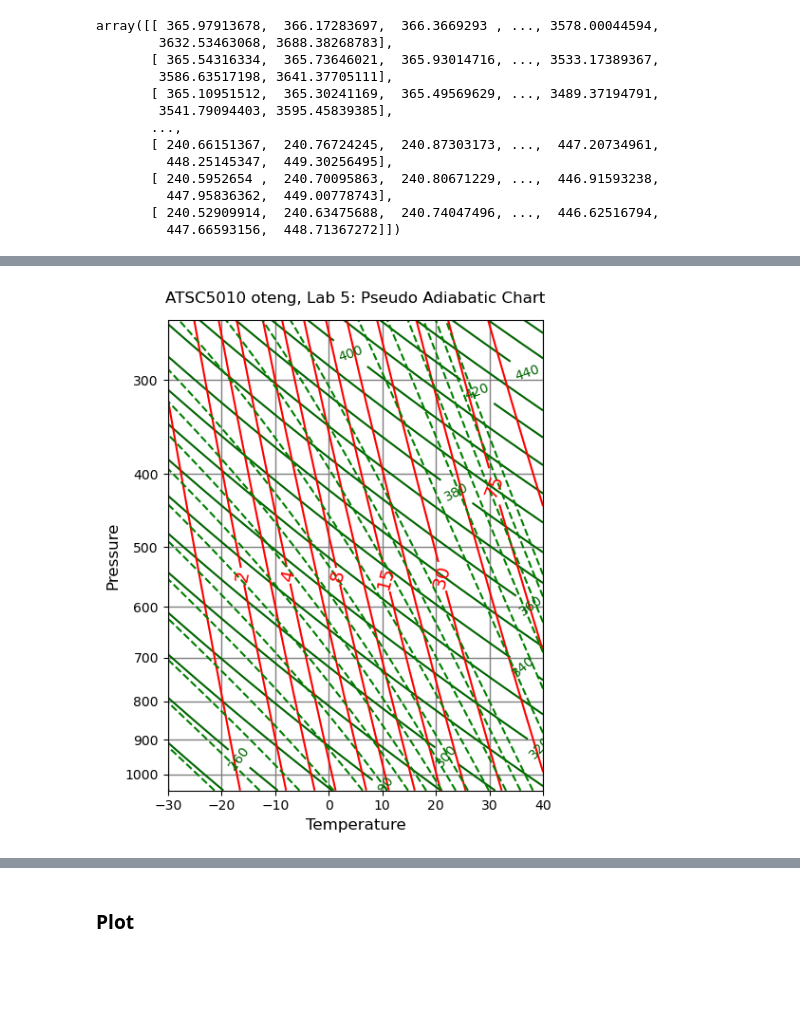
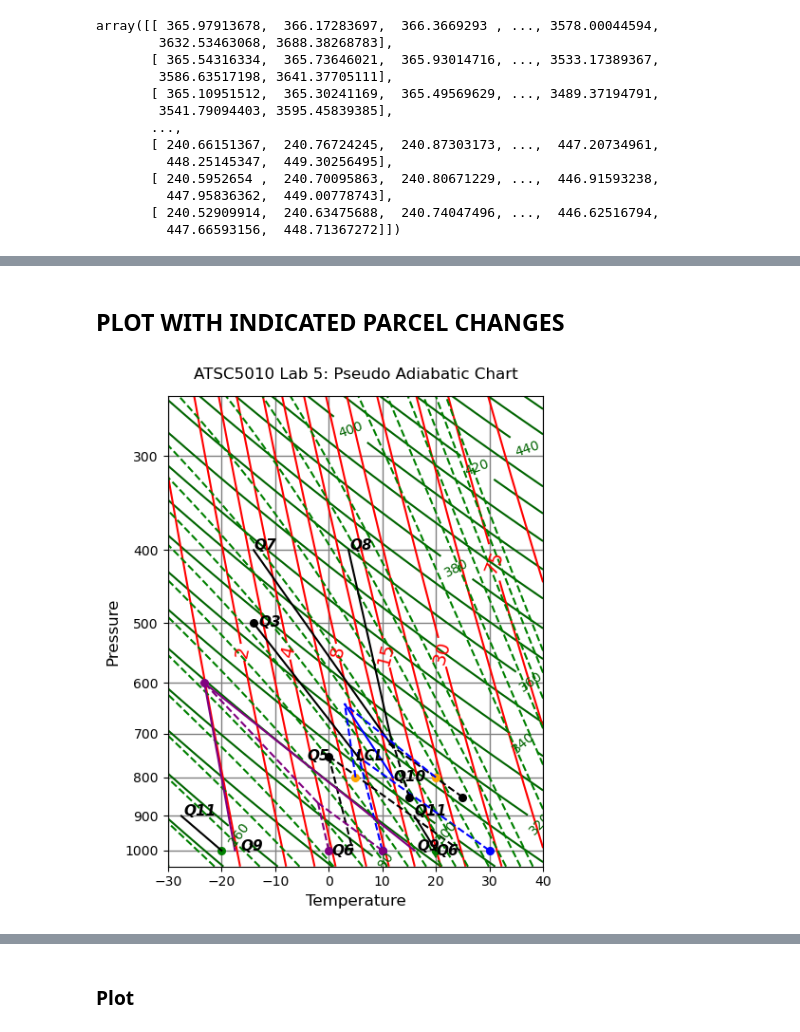
Before and after one commit to clevernat/physical-meteorology-lab5, a Jupyter notebook: lab5.ipynb, the cells around one changed output, grey strips where cells are left out. Saved outputs shown, nothing was run; the diff lists cells and outputs as text; code cells hidden in the pictures; blank space fills up the shorter version.

Commit message:
Update: Add Questions and Answers

```diff
--- a/lab5.ipynb
+++ b/lab5.ipynb
@@ -90,28 +121,96 @@ array([[ 365.97913678,  366.17283697,  366.3669293 , ..., 3578.00044594,
+# %% [markdown]
+## PLOT WITH INDICATED PARCEL CHANGES
 # %%
 ws_levels = np.array([0.5, 1, 2, 3, 4, 6, 8, 11, 15, 20, 30, 50, 75, 125], dtype=int)
 vals = [1000, 900, 800, 700, 600, 500, 400, 300]
 levels = np.arange(240,480,10)
 #equivalent potential temperature levels
 ept_levels1 = np.arange(250, 360, 10).tolist()
 ept_levles2 = np.arange(370, 450, 20).tolist()
 ept_levels3 = np.arange(510, 870, 60).tolist()
 ept_levels = ept_levels1+ept_levles2+ept_levels3
 ################################################
 loc = [(-18, 550), (-10, 550), (0, 550), (10, 550), (20, 550),(35, 400)]
 fig, ax = plt.subplots(figsize=(5, 6))
 ax1 = ax.contour(temperature, pressure, potential_temperature, levels=levels, colors='darkgreen')  #potential temperature
 ax.clabel(ax1, levels[::2], fmt='%d', fontsize=10)
 ax2 = ax.contour(temperature, pressure, saturation_mixing_ratio*1000, levels=ws_levels, colors='red') #saturation mixing ratio
 ax.clabel(ax2, ws_levels[::2], fmt='%d', inline_spacing=2 ,fontsize=14, manual=loc)
 ax3 = ax.contour(temperature, pressure, equivalent_potential_temperature, levels=ept_levels, colors='green', linestyles='--') #equilvalent potential temperature
 ax.set_yscale('log')
 ax.set_ylim(1050, 250)
 ax.set_xlim(-30, 40)
 ax.set_yticks(ticks=vals, labels=vals)
 ax.set_xlabel('Temperature', fontsize=12)
 ax.set_ylabel('Pressure', fontsize=12)
 ax.grid(visible=True, linestyle='solid',color='grey', linewidth=1)
-ax.set_title("ATSC5010 oteng, Lab 5: Pseudo Adiabatic Chart", fontsize=12, pad=13)
+ax.set_title("ATSC5010 Lab 5: Pseudo Adiabatic Chart", fontsize=12, pad=13)
 plt.tight_layout()
+
+
+### QUESTION 2
+ax.plot(30, 1000, color='blue', marker='.', markersize=11)
+ax.plot(10, 1000, color='blue', marker='.', markersize=11)
+ax.plot([10, 5.4], [1000, 740], color='blue', linestyle='--') # line connecting mixing ratio
+ax.plot([30, 6.5],[1000, 760], color='blue', linestyle='--') #line following potential temperature
+ax.text(5, 760, 'LCL', style='italic', fontsize=11, fontweight='bold'); #added text(Q2) to indicated point
+
+#QUESTION 3
+ax.plot(-14, 500,color='black',marker='.', markersize=11)
+ax.plot([6, -14],[760, 500], color='black') #line following potential temperature
+ax.text(-13, 505, 'Q3', style='italic', fontsize=11, fontweight='bold'); #added text(Q3) to indicated point
+
+#QUESTION 5
+ax.plot(0, 750, color='black', marker='.', markersize=11)
+ax.text(-4, 760, 'Q5', style='italic', fontsize=11, fontweight='bold'); #added text(Q5) to indicated point
+
+#QUESTION 6
+ax.plot([0, 24.5],[750, 1000], color='black', linestyle='--') #line following potential temperature
+ax.plot([0, 4.5],[750, 1000], color='black', linestyle='--') #line following mixing ratio.
+ax.text(0.5, 1015, 'Q6', style='italic', fontsize=11, fontweight='bold'); #added text(Q6) to indicated point
+ax.text(20, 1015, 'Q6', style='italic', fontsize=11, fontweight='bold'); #added text(Q6) to indicated point
+
+#QUESTION 7
+ax.plot(25, 850, color='black', marker='.', markersize=11)
+ax.plot(15, 850, color='black', marker='.', markersize=11)
+ax.plot([25, 11],[850, 720], color='black', linestyle='--') #line following potential temperature.
+ax.plot([15, 12],[850, 720], color='black', linestyle='--') #line following mixing ratio.
+ax.plot([12, -14],[730, 400], color='black') #line following pseudo adiabats.
+ax.text(-14, 400, 'Q7', style='italic', fontsize=11, fontweight='bold'); #added text(Q7) to indicated point
+
+#QUESTION 8
+ax.plot([12, 3.7],[730, 400], color='black') #line following saturated adiabats.
+ax.text(4, 400, 'Q8', style='italic', fontsize=11, fontweight='bold'); #added text(Q8) to indicated point
+
+#QUESTION 9
+ax.plot(0, 1000, color='purple', marker='.', markersize=11) #dew point
+ax.plot(10, 1000, color='purple', marker='.', markersize=11) #temperature point
+ax.plot([10, -2],[1000, 865], color='purple', linestyle='--') #line following potential temperature.
+ax.plot([0, -2],[1000, 865], color='purple', linestyle='--') #line following mixing ratio.
+ax.plot([-2, -23.2],[865, 600], color='purple', linestyle='--') #line following saturated adiabats.
+ax.plot(-23.2, 600, color='purple', marker='.', markersize=11) #at 600 mb
+ax.plot([-23.2, 16],[600, 1000], color='purple')  #tracing back to 1000 mb following dry adiabat.
+ax.plot([-23.2, -17.5],[600, 1000], color='purple') #tracing back to 1000 mb following mixing ratio.
+ax.text(-16.5, 1000, 'Q9', style='italic', fontsize=11, fontweight='bold'); #added text(Q9) to indicated point
+ax.text(16.5, 1000, 'Q9', style='italic', fontsize=11, fontweight='bold'); #added text(Q8) to indicated point
+
+#QUESTION 10
+ax.plot(20, 800, color='orange', marker='.', markersize=11) #temperature
+ax.plot(5, 800, color='orange', marker='.', markersize=11) #dewpoint temperature
+ax.plot([20, 3],[800, 640], color='blue', linestyle='--') #line following potential temperature.
+ax.plot([5, 3],[800, 640], color='blue', linestyle='--') #line following mixing ratio.
+ax.plot([3, 12],[640, 800], color='blue') #wet bulb temperature
+ax.text(12, 810, 'Q10', style='italic', fontsize=11, fontweight='bold')
+
+#QUESTION 11
+ax.plot(-20, 1000, color='green', marker='.', markersize=11) #temperature
+ax.plot(20, 1000, color='green', marker='.', markersize=11) #temperature
+ax.plot([-20, -27.5],[1000, 900], color='black')
+ax.plot([20, 16], [1000, 900], color='black')
+ax.text(-27, 900, 'Q11', style='italic', fontsize=11, fontweight='bold')
+ax.text(16, 900, 'Q11', style='italic', fontsize=11, fontweight='bold')
+
+#savefig
+fig.savefig('lab5-indicated-parcel-changes.jpg', dpi=100)
 # %% [output]
-[figure, old version]
+[figure, new version]
```
Also changed, not shown: parts of 4 cells of this notebook, 2 other files.
